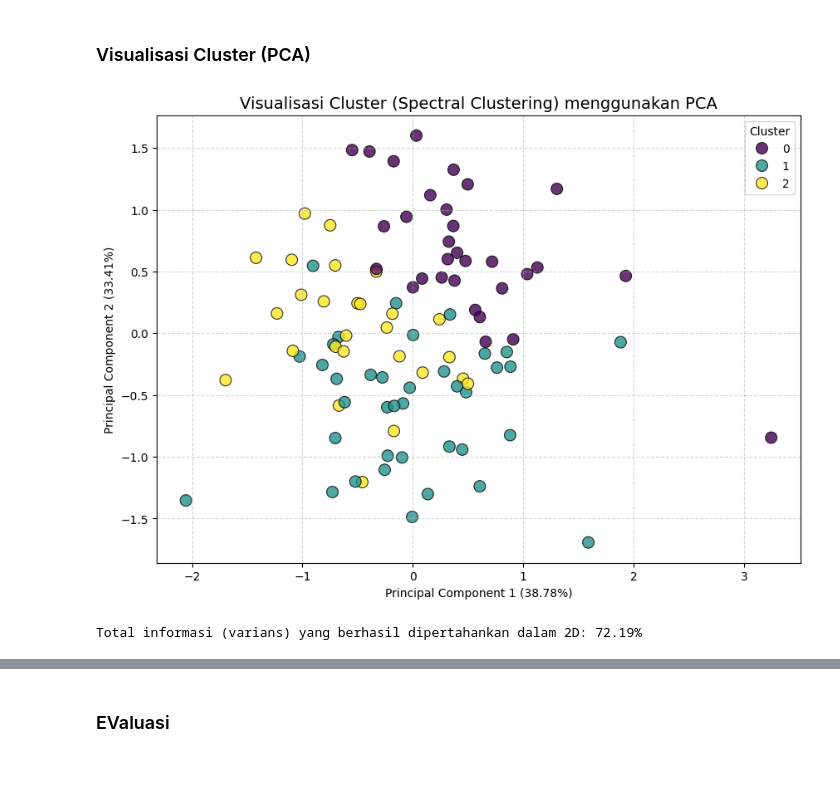
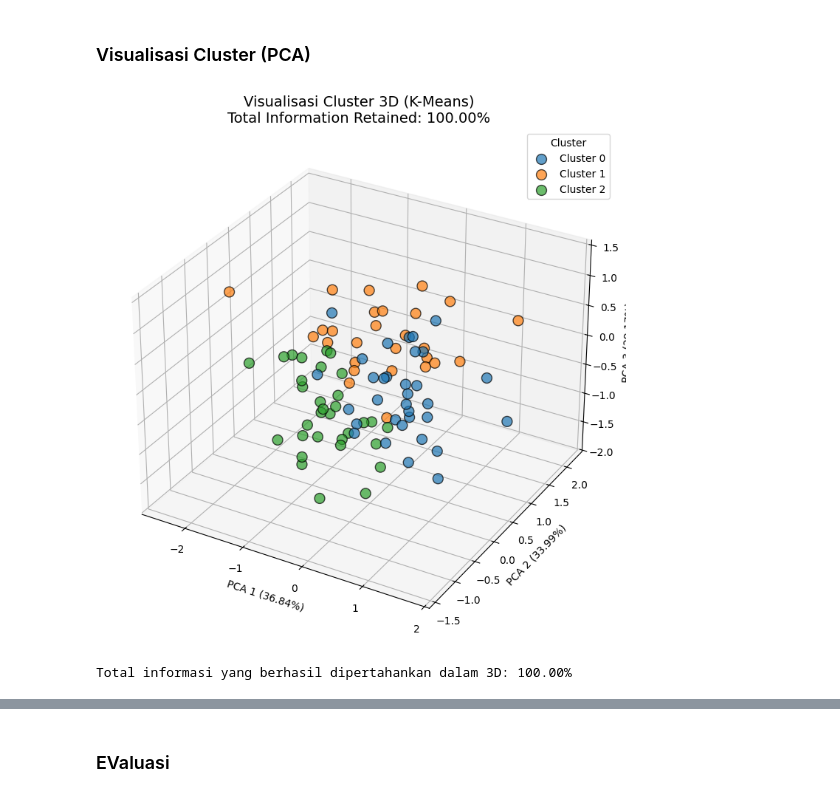
Before and after one commit to valencya07/Final-Project, a Jupyter notebook: Final_Project_Modelling_Stage_2.ipynb, the cells around one changed output, grey strips where cells are left out. Cells and saved outputs as stored; diff of their text form; code cells hidden in the pictures; blank space fills up the shorter version.

```diff
--- a/Final_Project_Modelling_Stage_2.ipynb
+++ b/Final_Project_Modelling_Stage_2.ipynb
@@ -223,39 +269,45 @@ print(df_compare.sort_values(by='Silhouette Score', ascending=False))
 # %% [markdown]
 ### Visualisasi Cluster (PCA)
-# %%
-# Reduksi Dimensi dengan PCA untuk Visualisasi 2D
-df_model['cluster'] = spectral_labels
-
-pca = PCA(n_components=2)
-pca_result = pca.fit_transform(X_clustering)
-
-# Masukkan hasil PCA ke dataframe
-df_model['pca_1'] = pca_result[:, 0]
-df_model['pca_2'] = pca_result[:, 1]
-
-# 5. Visualisasi Cluster
-plt.figure(figsize=(10, 7))
-sns.scatterplot(
-    x='pca_1', y='pca_2',
-    hue='cluster',
-    palette='viridis',
-    data=df_model,
-    s=100,
-    alpha=0.8,
-    edgecolor='k'
-)
-
-# Menghitung total varians yang tertangkap oleh PCA
-total_variance = np.sum(pca.explained_variance_ratio_) * 100
-
-plt.title('Visualisasi Cluster (Spectral Clustering) menggunakan PCA', fontsize=14)
-plt.xlabel(f'Principal Component 1 ({pca.explained_variance_ratio_[0]*100:.2f}%)')
-plt.ylabel(f'Principal Component 2 ({pca.explained_variance_ratio_[1]*100:.2f}%)')
-plt.legend(title='Cluster')
-plt.grid(True, linestyle='--', alpha=0.5)
-plt.show()
-
-print(f"Total informasi (varians) yang berhasil dipertahankan dalam 2D: {total_variance:.2f}%")
-# %% [output]
-[figure, removed]
-Total informasi (varians) yang berhasil dipertahankan dalam 2D: 72.19%
+# %%
+# Reduksi Dimensi dengan PCA menjadi 3 komponen
+pca_3d = PCA(n_components=3)
+pca_result_3d = pca_3d.fit_transform(X_clustering)
+
+# Masukkan hasil ke dataframe
+df_model['pca_1'] = pca_result_3d[:, 0]
+df_model['pca_2'] = pca_result_3d[:, 1]
+df_model['pca_3'] = pca_result_3d[:, 2]
+
+# Setup Plot 3D
+fig = plt.figure(figsize=(12, 9))
+ax = fig.add_subplot(111, projection='3d')
+
+# Plotting data berdasarkan cluster
+# Kita gunakan scatter per cluster agar legend muncul dengan benar
+colors = ['#440154', '#21918c', '#fde725'] # Warna viridis manual atau gunakan cmap
+for i in range(3):
+    cluster_data = df_model[df_model['cluster'] == i]
+    ax.scatter(
+        cluster_data['pca_1'],
+        cluster_data['pca_2'],
+        cluster_data['pca_3'],
+        label=f'Cluster {i}',
+        s=100,
+        alpha=0.7,
+        edgecolor='k'
+    )
+
+# Labeling
+total_variance_3d = np.sum(pca_3d.explained_variance_ratio_) * 100
+ax.set_title(f'Visualisasi Cluster 3D (K-Means)\nTotal Information Retained: {total_variance_3d:.2f}%', fontsize=14)
+ax.set_xlabel(f'PCA 1 ({pca_3d.explained_variance_ratio_[0]*100:.2f}%)')
+ax.set_ylabel(f'PCA 2 ({pca_3d.explained_variance_ratio_[1]*100:.2f}%)')
+ax.set_zlabel(f'PCA 3 ({pca_3d.explained_variance_ratio_[2]*100:.2f}%)')
+
+ax.legend(title='Cluster')
+plt.show()
+
+print(f"Total informasi yang berhasil dipertahankan dalam 3D: {total_variance_3d:.2f}%")
+# %% [output]
+[figure, added]
+Total informasi yang berhasil dipertahankan dalam 3D: 100.00%
```
Also changed, not shown: parts of 11 cells of this notebook.
